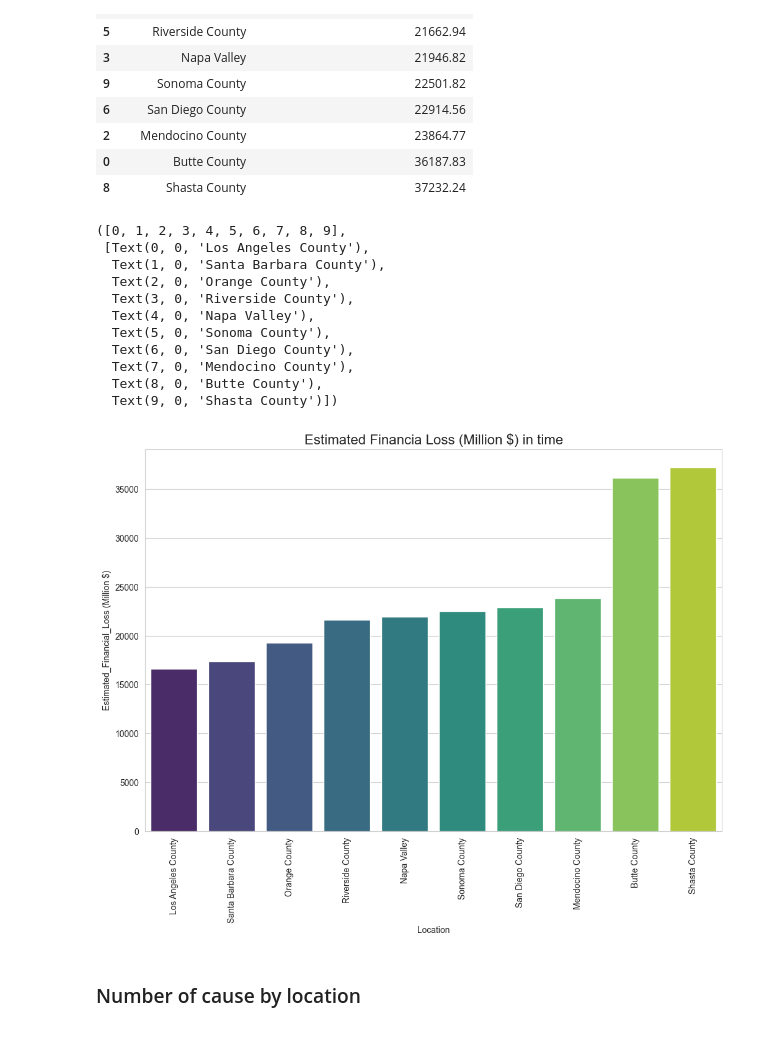
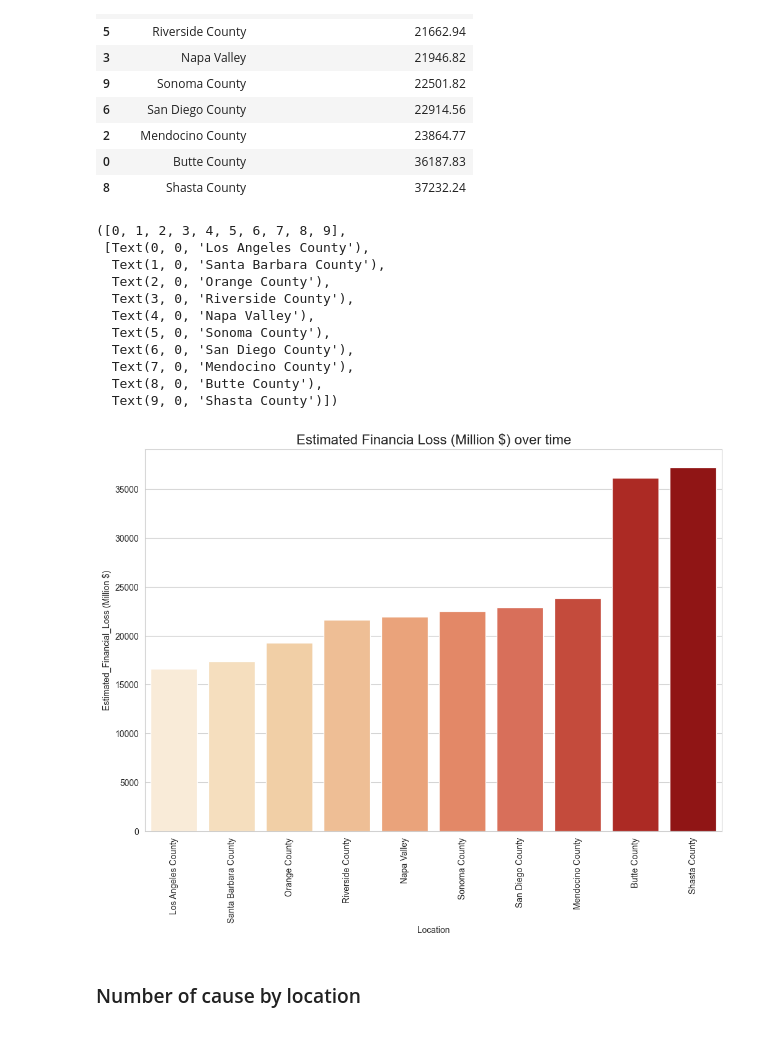
Before and after one commit to Vitor06/California-Wildfire-Demage, a Jupyter notebook: main.ipynb, the cells around one changed output. Saved outputs shown, nothing was run; the diff lists cells and outputs as text; code cells hidden in the pictures.

```diff
--- a/main.ipynb
+++ b/main.ipynb
@@ -283,22 +283,22 @@ data_set_grouped_By_Location_Sum_Estimated_Financial_Loss
 | 8 | Shasta County | 37232.24 |
 # %%
 plt.figure(figsize=(12, 8))
-sns.barplot(hue='Location',x = 'Location', y='Estimated_Financial_Loss (Million $)', data=data_set_grouped_By_Location_Sum_Estimated_Financial_Loss, palette='viridis',legend=False)
-plt.title('Estimated Financia Loss (Million $) in time', fontsize=16)
+sns.barplot(hue='Location',x = 'Location', y='Estimated_Financial_Loss (Million $)', data=data_set_grouped_By_Location_Sum_Estimated_Financial_Loss, palette='OrRd',legend=False)
+plt.title('Estimated Financia Loss (Million $) over time', fontsize=16)
 plt.xticks(rotation=90)
 # %% [output]
 ([0, 1, 2, 3, 4, 5, 6, 7, 8, 9],
  [Text(0, 0, 'Los Angeles County'),
   Text(1, 0, 'Santa Barbara County'),
   Text(2, 0, 'Orange County'),
   Text(3, 0, 'Riverside County'),
   Text(4, 0, 'Napa Valley'),
   Text(5, 0, 'Sonoma County'),
   Text(6, 0, 'San Diego County'),
   Text(7, 0, 'Mendocino County'),
   Text(8, 0, 'Butte County'),
   Text(9, 0, 'Shasta County')])
-[figure, old version]
+[figure, new version]
 # %% [markdown]
 <h3>Number of cause by location<h3>
 # %%
```
Also changed, not shown: parts of 11 cells of this notebook.
